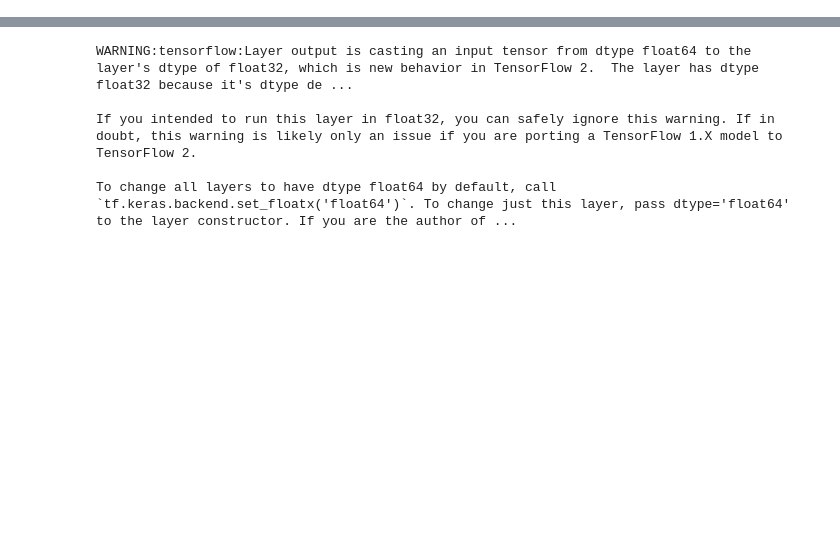
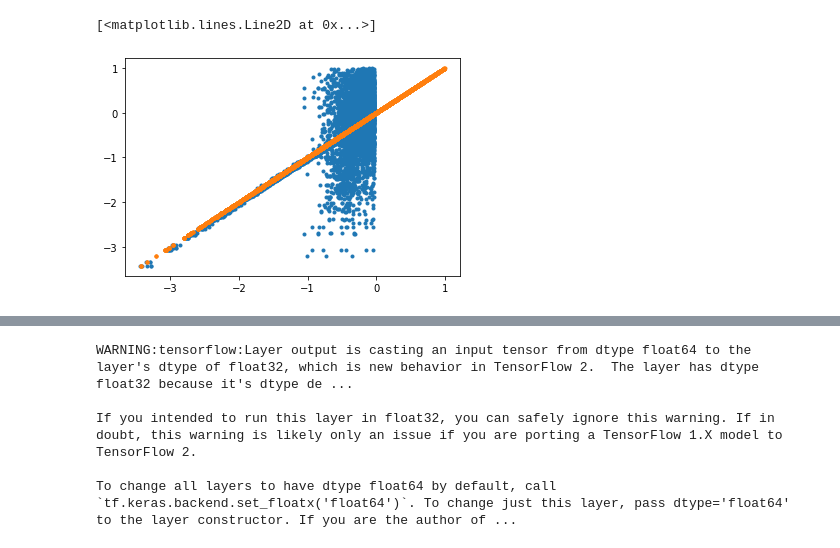
Before and after one commit to mylonasc/deep-rul-models, a Jupyter notebook: Scratch.ipynb, the cells around one changed output, grey strips where cells are left out. Cells and saved outputs as stored; diff of their text form; code cells hidden in the pictures; blank space fills up the shorter version.

```diff
--- a/Scratch.ipynb
+++ b/Scratch.ipynb
@@ -264,0 +514,9 @@ m = make_mlp()
+# %%
+ghat = eval_network(gin.copy())
+node_out_vals_hat = np.array([n.node_attr_tensor.numpy()  for n in ghat.nodes]).flatten()
+node_out_vals = np.array([n.node_attr_tensor  for n in gout.nodes]).flatten()
+pplot.plot(node_out_vals_hat, node_out_vals,'.')
+pplot.plot( node_out_vals, node_out_vals,'.')
+# %% [output]
+[<matplotlib.lines.Line2D at 0x...>]
+[figure, added]
```
Also changed, not shown: parts of 55 cells of this notebook, 5 other files.
